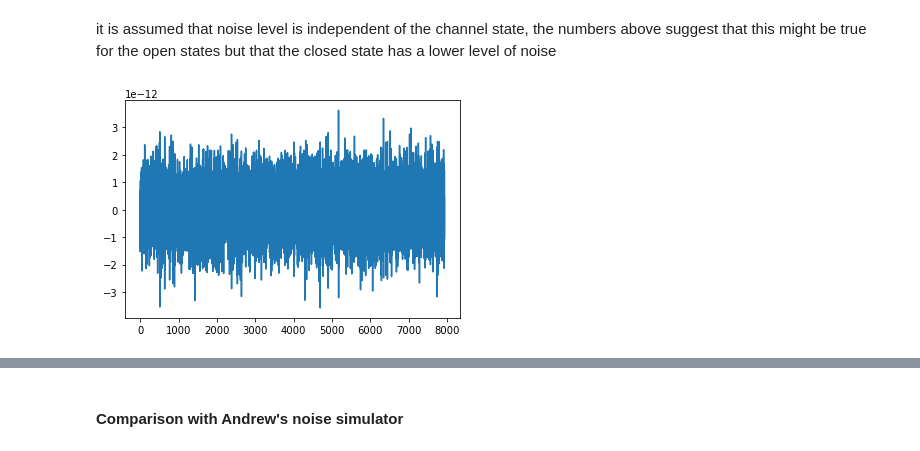
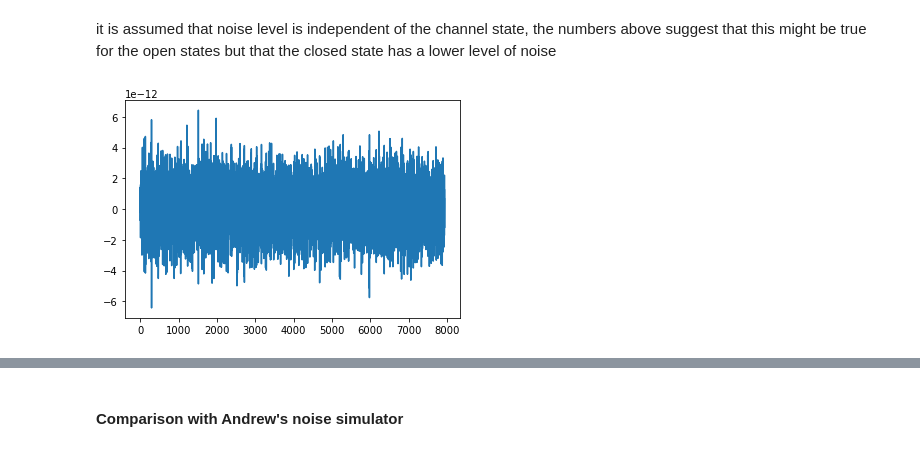
Before and after one commit to AGPlested/ASCAM, a Jupyter notebook: model.ipynb, the cells around one changed output, grey strips where cells are left out. Cells and saved outputs as stored; diff of their text form; code cells hidden in the pictures.

```diff
--- a/model.ipynb
+++ b/model.ipynb
@@ -241,3 +262,24 @@ def multilevel_threshold(signal,thetas):
         elif thetas[2]<np.abs(signal[i]):
             idealization[i] = 1
     return idealization, signalmax
+# %%
+ideal, sm = multilevel_threshold(signal,thetas)
+masks = []
+for i in range(4):
+    mask = ideal == i/3
+    masks.append(mask)
+# %%
+x = np.random.random(10)
+# %%
+y = np.zeros_like(x)
+l = np.array([0,1/6,1/2,5/6,1])
+i = 1
+N = len(l)
+
+#this is a threshold crossing function for an arbitrary number of levels
+# y is the idealization
+# x is the input
+# l are the thresholds, 0 and 1 should be added to the list and they should be sort from smallest to largest
+for i in range(N):
+        y[l[i]<=x] = i/(N-2) #divide by (N-2) since the parameter N actually includes the 0 and the 1
+# because of the division above (which defines the relative amplitude of the levels) this only works if the levels are equally spaced
@@ -269,7 +318,7 @@ for t in thetas:
 # %%
 def gen_noise(noise_sd, f_0=300, N = 1e4, type='f'):
     """
-    generate noise as in Clements and Bekkers '97
+    generate noise as in Clements and Bekkers '977
 
     parameters:
         noise_sd [float] - desired standard deviation in the noise
@@ -280,14 +329,14 @@ def gen_noise(noise_sd, f_0=300, N = 1e4, type='f'):
         noise - 1D array of length N containing the the noise signal
     """
     N = int(N)
-    f = np.arange(1,N+1)
+    f = np.arange(1,N)
 
     ## ??
     freq_scale = 4e4/N
     f = f * freq_scale
 
-    realSpectrum = np.random.uniform(-1,1,size=N) #random array for real part
-    imgSpectrum = np.random.uniform(-1,1,size=N) #random array for imaginary part
+    realSpectrum = np.random.uniform(-1,1,size=N-1) #random array for real part
+    imgSpectrum = np.random.uniform(-1,1,size=N-1) #random array for imaginary part
 
     if type == 'f':
         realSpectrum = realSpectrum*(1+f/f_0)
@@ -299,10 +348,10 @@ def gen_noise(noise_sd, f_0=300, N = 1e4, type='f'):
         print('Unkown noise spectrum type. Generating white noise')
 
     spectrum = realSpectrum+1j*imgSpectrum
+    spectrum = np.hstack((0,spectrum))
     power = np.abs(spectrum)**2
     spectrum /= np.sqrt(np.sum(power)) #normalize the power of the spectrum
-#     plt.plot(power)
-    noise = noise_sd*np.fft.irfft(spectrum,N)*N
+    noise = noise_sd*np.fft.irfft(spectrum,N)*np.sqrt(np.pi)*N
     ## np.fft.irfft normalizes with 1/N, according to the paper we want noise_std/sqrt(N*Pi) (not sure what normalization their algorithm uses if any)
     ## so we should multiply with N^(1/2) but it works with N (i.e. it generates noise with a standard deviation that
     ## is the same order of magnitude as the real noise), also if we want the std to be noise_std we should not multiply by pi^(1/2), probably also related
@@ -327,10 +376,10 @@ print(std_original)
 # %% [markdown]
 it is assumed that noise level is independent of the channel state, the numbers above suggest that this might be true for the open states but that the closed state has a lower level of noise
 # %%
-noise = gen_noise(std_original.mean(), N=len(ideal), f_0=1e3)
+noise = gen_noise(std_original.max(), N=len(ideal), f_0=1e3)
 plt.plot(noise);
 # %% [output]
-[figure, old version]
+[figure, new version]
 # %%
 thetas = np.array([1/6,1/2,5/6])*np.max(np.abs(signal))
 ideal, sm = multilevel_threshold(signal,thetas)
```
Also changed, not shown: parts of 22 cells of this notebook, 1 other file.
